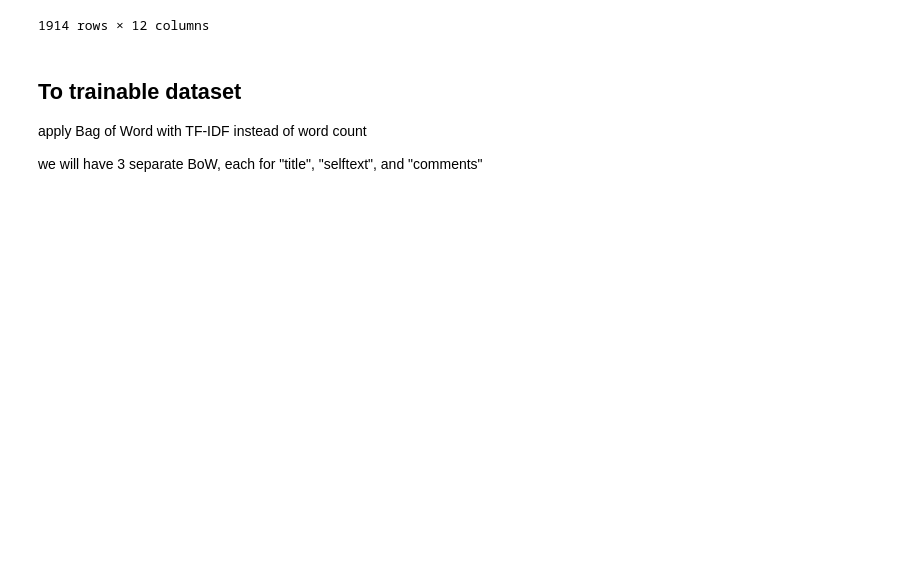
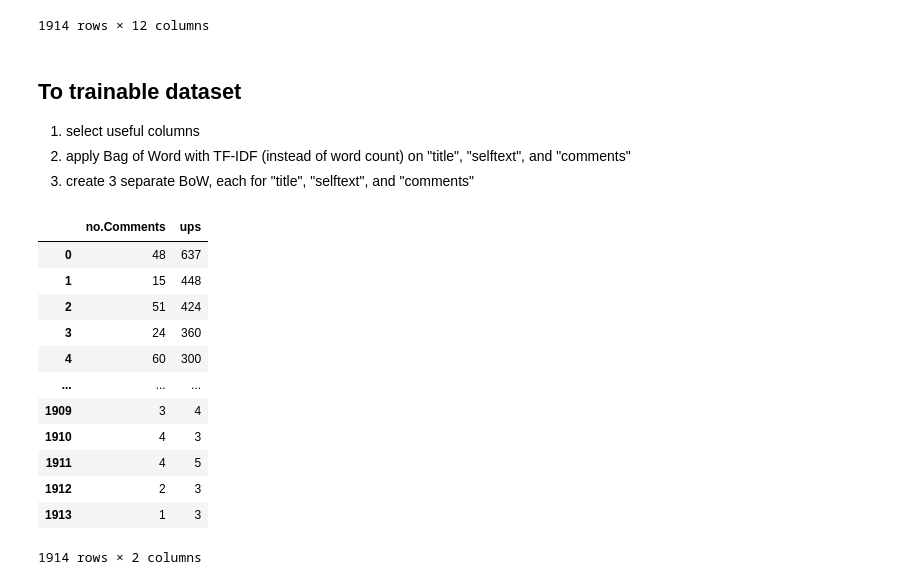
Before and after one commit to CXwudi/csi5137c-project, a Jupyter notebook: src/main_training.ipynb, the cells around one changed output. Drawn from its saved outputs; the diff is of its cells as text; code cells hidden in the pictures; blank space fills up the shorter version.

```diff
--- a/src/main_training.ipynb
+++ b/src/main_training.ipynb
@@ -54,6 +81,23 @@ tokenized_dataset
 # %% [markdown]
 ## To trainable dataset
 
-apply Bag of Word with TF-IDF instead of word count
-
-we will have 3 separate BoW, each for "title", "selftext", and "comments"
+1. select useful columns
+2. apply Bag of Word with TF-IDF (instead of word count) on "title", "selftext", and "comments"
+3. create 3 separate BoW, each for "title", "selftext", and "comments"
+# %%
+trainable_dataset = tokenized_dataset[["no.Comments", "ups"]] # score column is same as ups, upratio is kind of wired because down is always 0, hence only no.Comments and ups are used
+trainable_dataset
+# %% [output]
+|  | no.Comments | ups |
+| 0 | 48 | 637 |
+| 1 | 15 | 448 |
+| 2 | 51 | 424 |
+| 3 | 24 | 360 |
+| 4 | 60 | 300 |
+| ... | ... | ... |
+| 1909 | 3 | 4 |
+| 1910 | 4 | 3 |
+| 1911 | 4 | 5 |
+| 1912 | 2 | 3 |
+| 1913 | 1 | 3 |
+1914 rows × 2 columns
```
Also changed, not shown: parts of 6 cells of this notebook, 2 other files.
